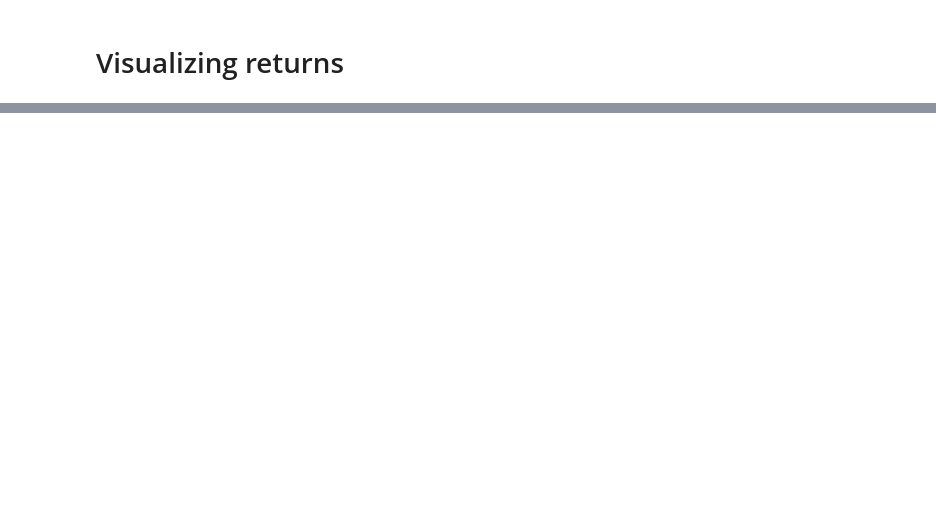
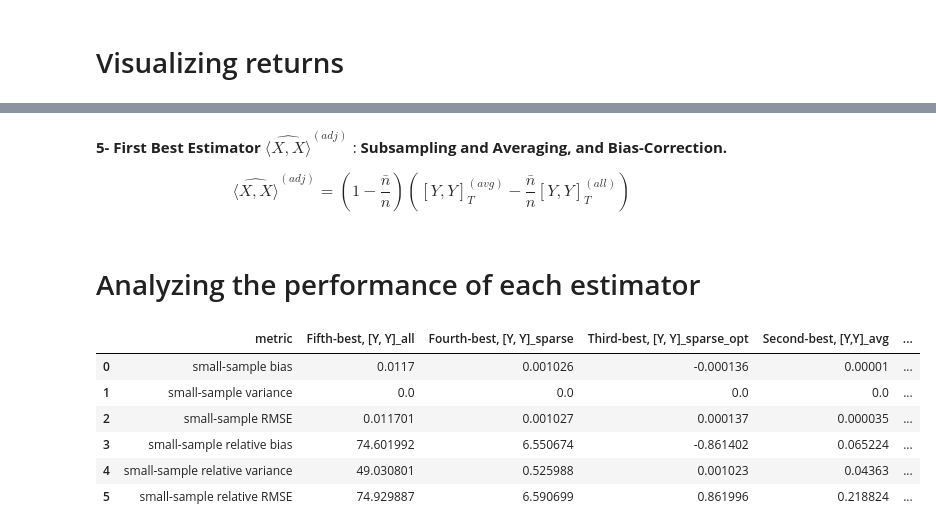
Before and after one commit to nicolassinott/HFT, a Jupyter notebook: Integrated_volatility/monte_carlo.ipynb, the cells around one changed output, grey strips where cells are left out. Drawn from its saved outputs; the diff is of its cells as text; code cells hidden in the pictures; blank space fills up the shorter version.

```diff
--- a/Integrated_volatility/monte_carlo.ipynb
+++ b/Integrated_volatility/monte_carlo.ipynb
@@ -179,0 +266,56 @@ AxisError: axis 1 is out of bounds for array of dimension 1
+# %% [markdown]
+**5- First Best Estimator** $ \widehat{\langle X, X\rangle}^{(adj)} $ : **Subsampling and Averaging, and Bias-Correction.**
+
+$$ \widehat{\langle X, X\rangle}^{(adj)}  = (1-\frac{\bar{n}}{n}) \left([Y, Y]_T^{(avg)} - \frac{\bar{n}}{n}[Y, Y]_T^{(all)} \right)$$
+# %%
+def first_best_estimator(Y: np.array) -> float:
+    '''Implements best estimator proposed by the paper
+    '''
+    e2 = get_e2(Y)
+    vol4 = get_vol4()
+
+    c_star = ((T/12) * vol4 / e2**2)**(-1/3)
+    K_star = c_star * Nsec**(2/3)
+
+    n_bar =  (Nsec - K_star + 1) / K_star
+
+    return (1 - (n_bar / Nsec)) * (second_best_estimator(Y, False, K_star) - (n_bar / Nsec) * fifth_best_estimator(Y))
+# %% [markdown]
+# Analyzing the performance of each estimator
+# %%
+estimators_name = ['metric', 'Fifth-best, [Y, Y]_all', 'Fourth-best, [Y, Y]_sparse', 'Third-best, [Y, Y]_sparse_opt', 'Second-best, [Y,Y]_avg', 'First-best, [Y,Y]_adj']
+df = pd.DataFrame(columns=estimators_name)
+df['metric'] = np.array(['small-sample bias', 'small-sample variance', 'small-sample RMSE', 'small-sample relative bias', 'small-sample relative variance', 'small-sample relative RMSE'])
+
+true_vol = true_volatility(dX)
+
+def metrics(estimator : np.array) -> np.array :
+    bias = np.mean(estimator - true_vol)
+    variance = np.mean(np.var(estimator - true_vol))
+    RMSE = (np.square(estimator-true_vol)).mean()**0.5
+    relative_bias = np.mean((estimator - true_vol)/true_vol)
+    relative_var =  np.mean(np.var((estimator - true_vol)/true_vol))
+    relative_RMSE = (np.square((estimator-true_vol)/true_vol)).mean()**0.5
+
+    return np.array([bias, variance, RMSE, relative_bias, relative_var, relative_RMSE])
+
+fifth  = fifth_best_estimator(Y)
+fourth = fourth_best_estimator(Y, n_sparse= Nsec//10)
+third  = third_best_estimator(Y)
+second = second_best_estimator(Y, True, K=np.NAN)
+first  = first_best_estimator(Y)
+# %%
+df.iloc[:, 1] = metrics(fifth)
+df.iloc[:, 2] = metrics(fourth)
+df.iloc[:, 3] = metrics(third)
+df.iloc[:, 4] = metrics(second)
+df.iloc[:, 5] = metrics(first)
+df
+# %% [output]
+|  | metric | Fifth-best, [Y, Y]_all | Fourth-best, [Y, Y]_sparse | Third-best, [Y, Y]_sparse_opt | Second-best, [Y,Y]_avg | ... |
+| 0 | small-sample bias | 0.0117 | 0.001026 | -0.000136 | 0.00001 | ... |
+| 1 | small-sample variance | 0.0 | 0.0 | 0.0 | 0.0 | ... |
+| 2 | small-sample RMSE | 0.011701 | 0.001027 | 0.000137 | 0.000035 | ... |
+| 3 | small-sample relative bias | 74.601992 | 6.550674 | -0.861402 | 0.065224 | ... |
+| 4 | small-sample relative variance | 49.030801 | 0.525988 | 0.001023 | 0.04363 | ... |
+| 5 | small-sample relative RMSE | 74.929887 | 6.590699 | 0.861996 | 0.218824 | ... |
```
Also changed, not shown: parts of 28 cells of this notebook.
